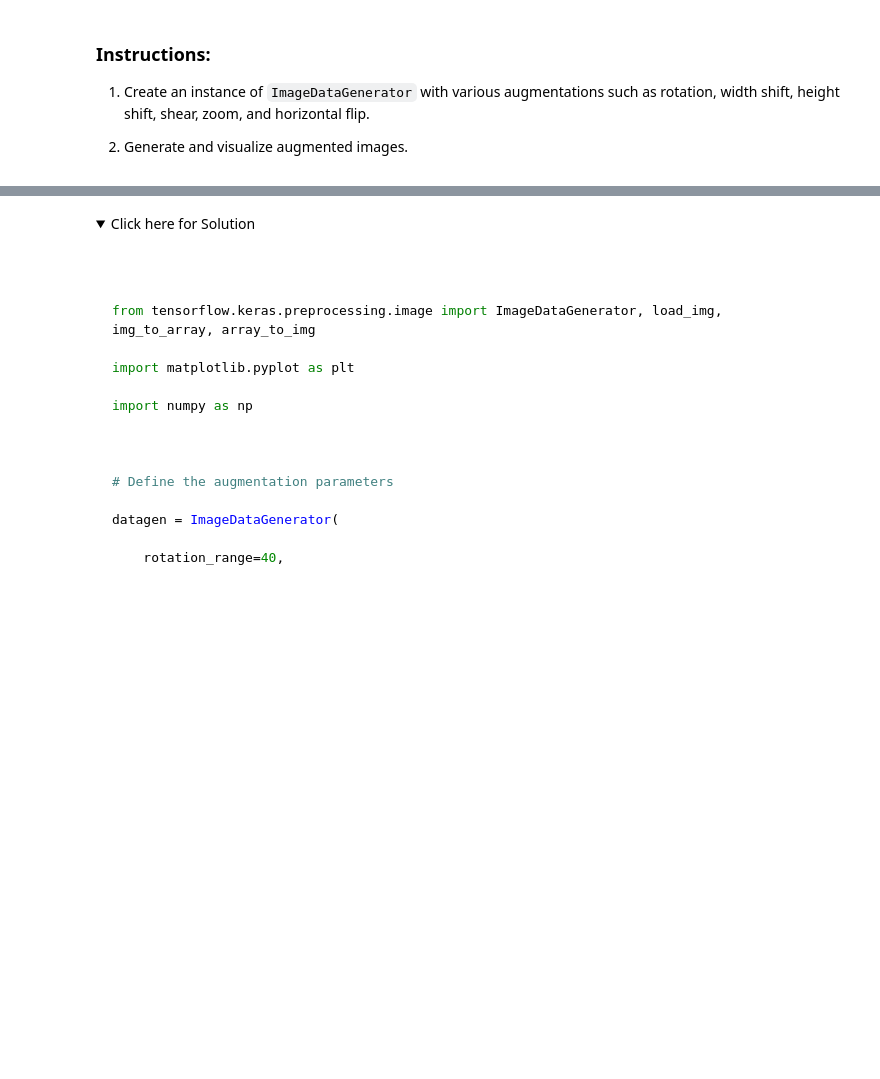
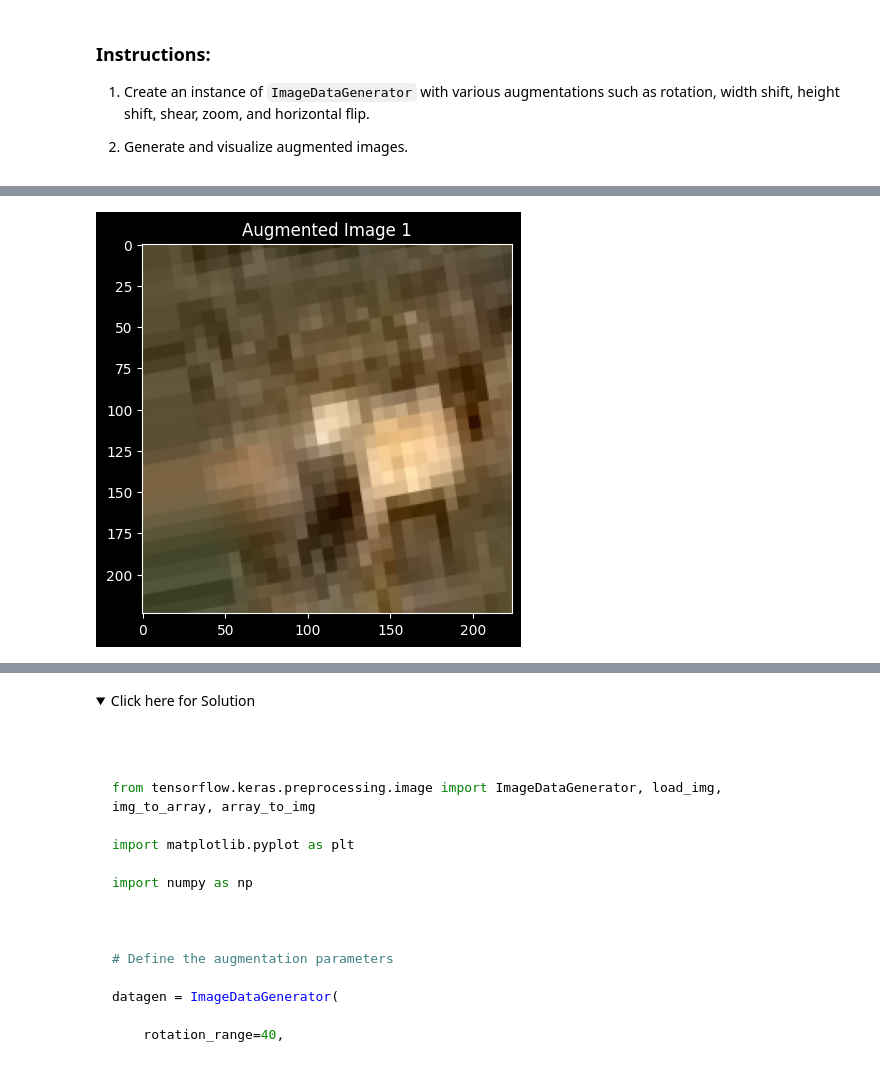
Before and after one commit to julihocc/deep-learning-with-tensorflow, a Jupyter notebook: 201-data-augmentation/M2L1-Lab- Advanced Data Augmentation with Keras-v1.ipynb, the cells around one changed output, grey strips where cells are left out. Saved outputs shown, nothing was run; the diff lists cells and outputs as text; code cells hidden in the pictures; folded sections open; blank space fills up the shorter version.

```diff
--- a/201-data-augmentation/M2L1-Lab- Advanced Data Augmentation with Keras-v1.ipynb
+++ b/201-data-augmentation/M2L1-Lab- Advanced Data Augmentation with Keras-v1.ipynb
@@ -242,17 +257,3 @@ Objective: Experiment with different augmentation techniques and visualize their
 1. Create an instance of `ImageDataGenerator` with various augmentations such as rotation, width shift, height shift, shear, zoom, and horizontal flip.
 
 2. Generate and visualize augmented images.
-# %%
-datagen2 = ImageDataGenerator(
-    rotation_range=80
-)
-
-i = 0
-for batch in datagen2.flow(x, batch_size=1):
-    plt.figure(i)
-    imgplot = plt.imshow(batch[0].astype('uint8'))
-    i += 1
-    if i % 4 == 0:
-        break
-
-plt.show()
@@ -263,0 +260,81 @@ plt.show()
+# %%
+
+from tensorflow.keras.preprocessing.image import ImageDataGenerator, load_img, img_to_array, array_to_img
+
+import matplotlib.pyplot as plt
+
+import numpy as np
+
+
+
+# Define the augmentation parameters
+
+datagen = ImageDataGenerator(
+
+    rotation_range=40,
+
+    width_shift_range=0.2,
+
+    height_shift_range=0.2,
+
+    shear_range=0.2,
+
+    zoom_range=0.2,
+
+    horizontal_flip=True,
+
+    fill_mode='nearest'
+
+)
+
+
+
+# Load and preprocess the dataset
+
+image_paths = [
+
+    'sample_images/training_image_1.jpg',
+
+    'sample_images/training_image_2.jpg',
+
+    'sample_images/training_image_3.jpg'
+
+]
+
+
+
+training_images = []
+
+for image_path in image_paths:
+
+    img = load_img(image_path, target_size=(224, 224))
+
+    img_array = img_to_array(img)
+
+    training_images.append(img_array)
+
+training_images = np.array(training_images)
+
+
+
+# Generate and visualize augmented images
+
+i = 0
+
+for batch in datagen.flow(training_images, batch_size=1):
+
+    plt.figure(i)
+
+    imgplot = plt.imshow(array_to_img(batch[0]))
+
+    plt.title(f'Augmented Image {i + 1}')
+
+    i += 1
+
+    if i % 4 == 0:
+
+        break
+
+plt.show()
+# %% [output]
+[figure, added]
```
Also changed, not shown: parts of 11 cells of this notebook.
